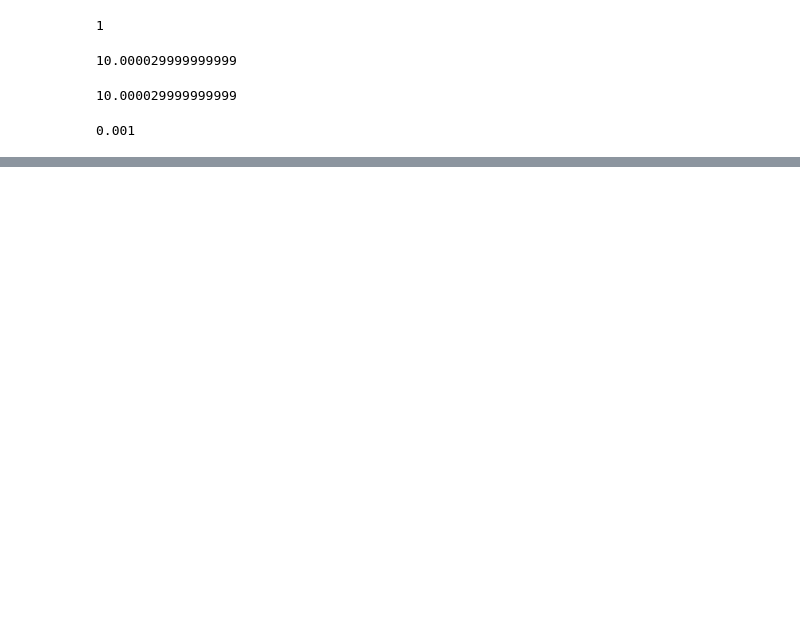
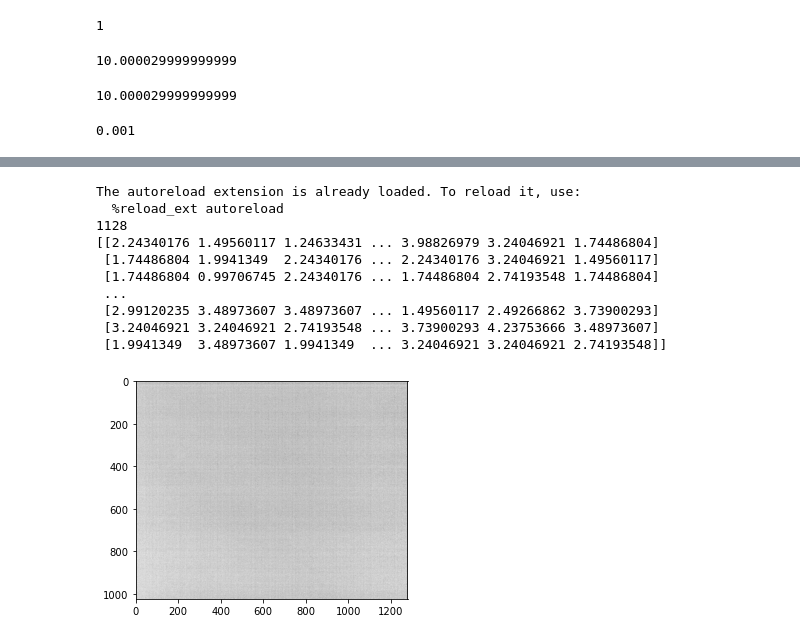
Before and after one commit to phbecimperial/Pbec_Experimental_Code, a Jupyter notebook: Test.ipynb, the cells around one changed output, grey strips where cells are left out. Drawn from its saved outputs; the diff is of its cells as text; code cells hidden in the pictures; blank space fills up the shorter version.

```diff
--- a/Test.ipynb
+++ b/Test.ipynb
@@ -69,7 +69,7 @@ with TLCameraSDK() as sdk:
 
     with sdk.open_camera(available_cameras[0]) as camera:
     #with sdk.open_camera('17440') as camera:
-        camera.exposure_time_us =100000  # exposure time is in microseconds
+        camera.exposure_time_us =100  # exposure time is in microseconds
         camera.frames_per_trigger_zero_for_unlimited = 0  # start camera in continuous mode
         camera.image_poll_timeout_ms = 4000  # polling timeout # I don't know what this means??
         #old_roi = camera.roi  # store the current roi
@@ -96,7 +96,10 @@ with TLCameraSDK() as sdk:
         camera.issue_software_trigger()
         frame = camera.get_pending_frame_or_null()
         image_data = frame.image_buffer
-        image8 = np.frombuffer(image_data, dtype=np.uint8)
+        img = Image.fromarray(image_data)*(255/1023)
+        plt.imshow(img)
+        plt.show()
+        print(np.amax(image_data))
 
 
 
@@ -149,0 +139,26 @@ The autoreload extension is already loaded. To reload it, use:
+# %%
+%load_ext autoreload
+%autoreload 2
+
+import Components as comp
+import matplotlib.pyplot as plt
+
+with comp.Thor_Camera(100,1999994, measure=True, max_frames = 1 ) as camera:
+    camera.change_exposure(1128)
+    print(camera.get_exposure())
+    img = camera.get_image()
+    print(img)
+    plt.imshow(img,cmap = 'Greys')
+    plt.show()
+# %% [output]
+The autoreload extension is already loaded. To reload it, use:
+  %reload_ext autoreload
+1128
+[[2.24340176 1.49560117 1.24633431 ... 3.98826979 3.24046921 1.74486804]
+ [1.74486804 1.9941349  2.24340176 ... 2.24340176 3.24046921 1.49560117]
+ [1.74486804 0.99706745 2.24340176 ... 1.74486804 2.74193548 1.74486804]
+ ...
+ [2.99120235 3.48973607 3.48973607 ... 1.49560117 2.49266862 3.73900293]
+ [3.24046921 3.24046921 2.74193548 ... 3.73900293 4.23753666 3.48973607]
+ [1.9941349  3.48973607 1.9941349  ... 3.24046921 3.24046921 2.74193548]]
+[figure, added]
```
Also changed, not shown: parts of 5 cells of this notebook, 5 other files.
